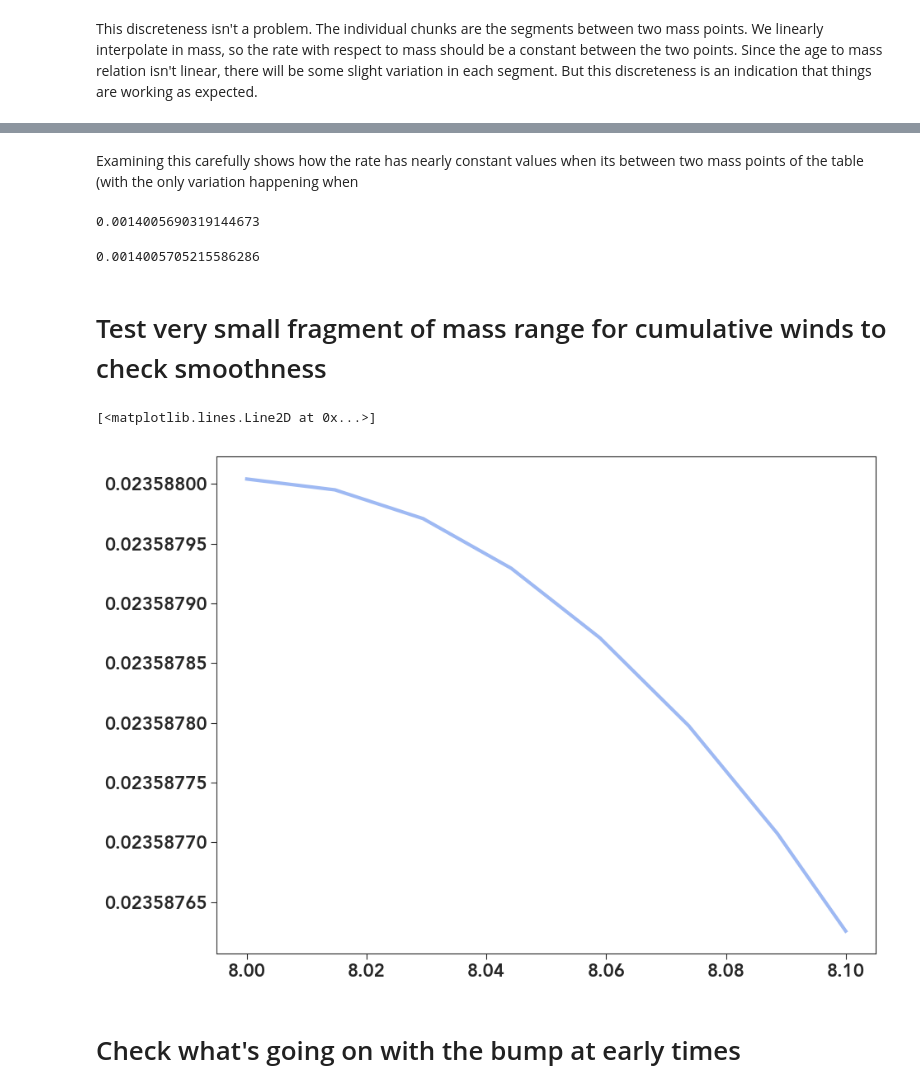
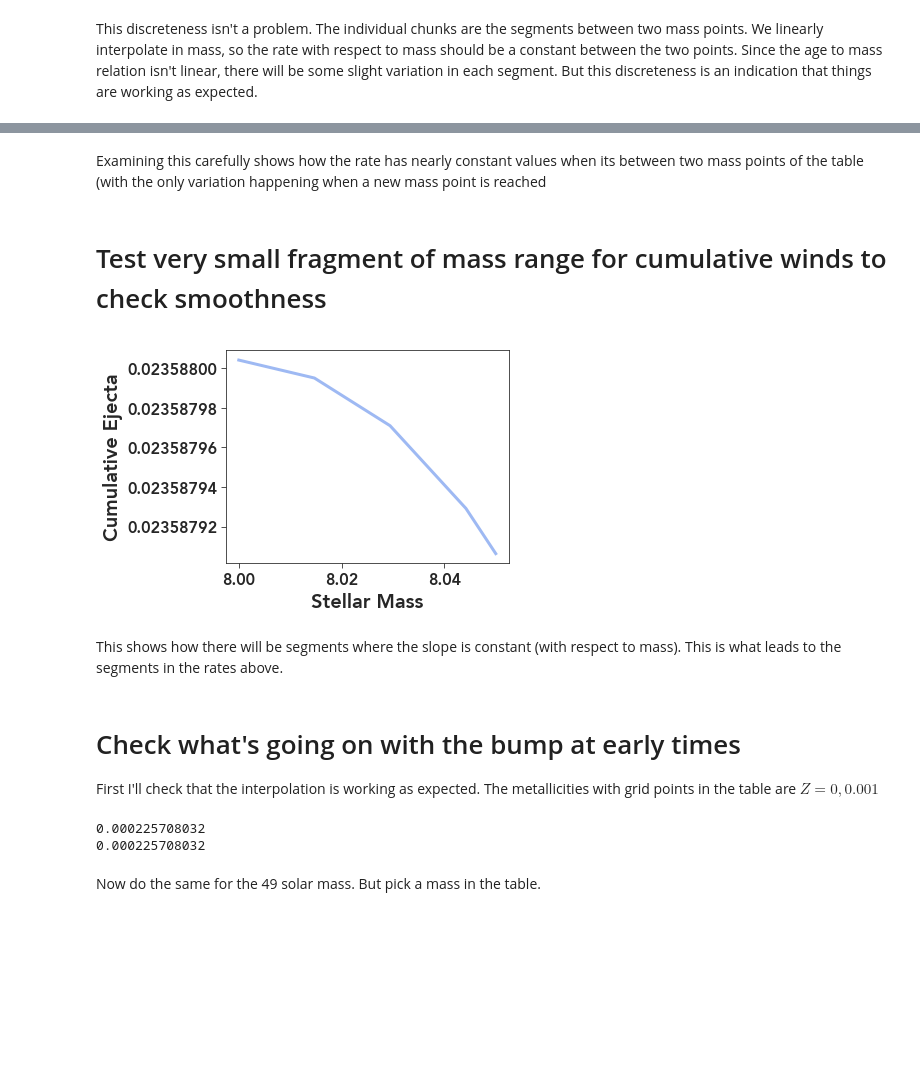
Before and after one commit to gillenbrown/agb_wrapper, a Jupyter notebook: testing/informal_tests/winds_rates.ipynb, the cells around one changed output, grey strips where cells are left out. Cells and saved outputs as stored; diff of their text form; code cells hidden in the pictures; blank space fills up the shorter version.

```diff
--- a/testing/informal_tests/winds_rates.ipynb
+++ b/testing/informal_tests/winds_rates.ipynb
@@ -18,4 +18,4 @@ bpl.presentation_style()
 winds_no_elements.detailed_enrichment_init()
 winds_elements.detailed_enrichment_init()
 # %%
-lt = Lifetimes("Raiteri_96")
+lt = tabulation.Lifetimes("Raiteri_96")
@@ -128,23 +136,12 @@ rates[-11000:-10000]
  0.0,
  0.0]
 # %% [markdown]
-Examining this carefully shows how the rate has nearly constant values when its between two mass points of the table (with the only variation happening when
+Examining this carefully shows how the rate has nearly constant values when its between two mass points of the table (with the only variation happening when a new mass point is reached
-# %%
-m = 32
-age = lt.lifetime(32, z=0.02)
-age_50 = lt.lifetime(50, z=0.02)
-winds_elements.get_cumulative_mass_winds_py(age, m, z, age_50)
-# %% [output]
-0.0014005690319144673
-# %%
-winds_elements.get_cumulative_mass_winds_py(age, m-0.0001, z, age_50)
-# %% [output]
-0.0014005705215586286
 # %% [markdown]
 # Test very small fragment of mass range for cumulative winds to check smoothness
 # %%
 z = 0.02
-ms = np.linspace(8, 8.1, 1000)
+ms = np.linspace(8, 8.05, 1000)
 ages = np.array([lt.lifetime(m, z) for m in ms])
 age_50 = lt.lifetime(50, z)
 # %%
@@ -153,9 +150,13 @@ ejected_masses = [winds_elements.get_cumulative_mass_winds_py(age, m, z, age_50)
 # %%
 fig, ax = bpl.subplots()
 ax.plot(ms, ejected_masses)
+ax.add_labels("Stellar Mass", "Cumulative Ejecta")
 # ax.set_limits(35, 34)
 # %% [output]
-[<matplotlib.lines.Line2D at 0x...>]
-[figure, old version]
+[figure, new version]
+# %% [markdown]
+This shows how there will be segments where the slope is constant (with respect to mass). This is what leads to the segments in the rates above.
 # %% [markdown]
 # Check what's going on with the bump at early times
+
+First I'll check that the interpolation is working as expected. The metallicities with grid points in the table are $Z=0, 0.001$
@@ -161,0 +165,17 @@ ax.plot(ms, ejected_masses)
+# %%
+ejecta_z0_m50 = winds_elements.get_cumulative_mass_winds_py(lt.lifetime(50, 0),
+                                                            50, 0, lt.lifetime(50, 0))
+ejecta_z0_001_m50 = winds_elements.get_cumulative_mass_winds_py(lt.lifetime(50, 0.001),
+                                                                50, 0.001, lt.lifetime(50, 0.001))
+ejecta_z0_0001_m50 = winds_elements.get_cumulative_mass_winds_py(lt.lifetime(50, 0.0001),
+                                                                50, 0.0001, lt.lifetime(50, 0.0001))
+
+interp_50 = interpolate.interp1d(x=[0, 0.001], y=[ejecta_z0_m50, ejecta_z0_001_m50],
+                              kind="linear")
+print(interp_50(0.0001))
+print(ejecta_z0_0001_m50)
+# %% [output]
+0.000225708032
+0.000225708032
+# %% [markdown]
+Now do the same for the 49 solar mass. But pick a mass in the table.
```
Also changed, not shown: parts of 28 cells of this notebook, 10 other files.
